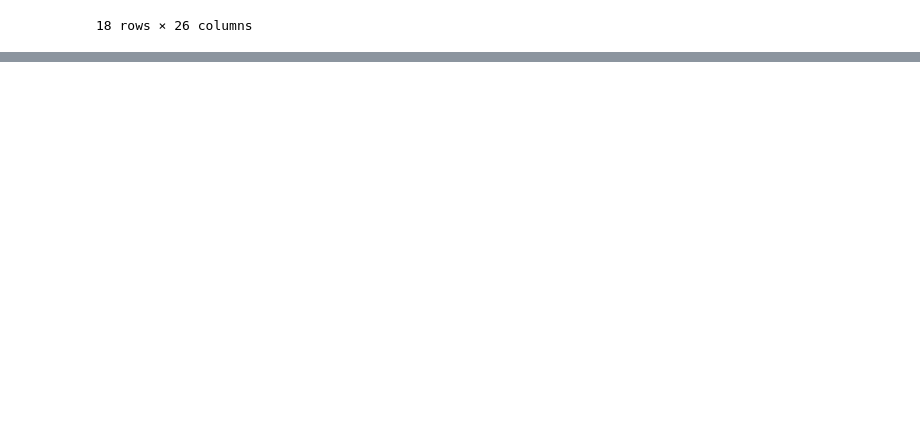
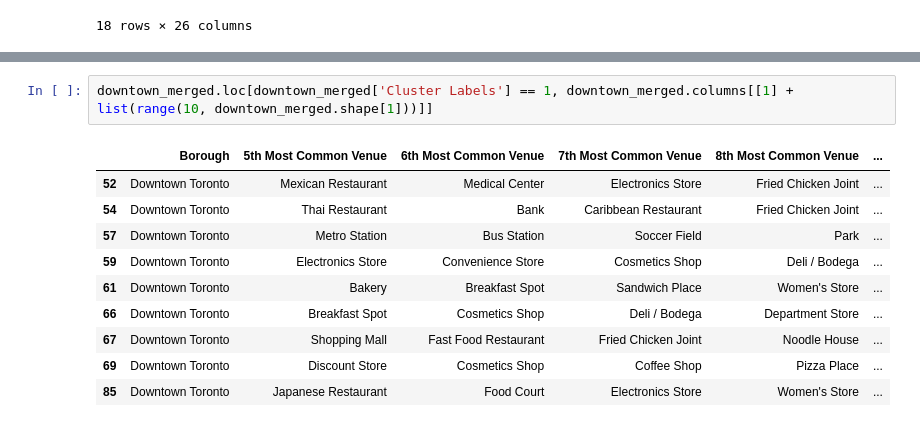
Before and after one commit to phyhuhu/Coursera_Capstone, a Jupyter notebook: Capstone_week3.ipynb, the cells around one changed output, grey strips where cells are left out. Cells and saved outputs as stored; diff of their text form; blank space fills up the shorter version.

```diff
--- a/Capstone_week3.ipynb
+++ b/Capstone_week3.ipynb
@@ -622,0 +644,13 @@ map_clusters
+# %%
+downtown_merged.loc[downtown_merged['Cluster Labels'] == 1, downtown_merged.columns[[1] + list(range(10, downtown_merged.shape[1]))]]
+# %% [output]
+|  | Borough | 5th Most Common Venue | 6th Most Common Venue | 7th Most Common Venue | 8th Most Common Venue | ... |
+| 52 | Downtown Toronto | Mexican Restaurant | Medical Center | Electronics Store | Fried Chicken Joint | ... |
+| 54 | Downtown Toronto | Thai Restaurant | Bank | Caribbean Restaurant | Fried Chicken Joint | ... |
+| 57 | Downtown Toronto | Metro Station | Bus Station | Soccer Field | Park | ... |
+| 59 | Downtown Toronto | Electronics Store | Convenience Store | Cosmetics Shop | Deli / Bodega | ... |
+| 61 | Downtown Toronto | Bakery | Breakfast Spot | Sandwich Place | Women's Store | ... |
+| 66 | Downtown Toronto | Breakfast Spot | Cosmetics Shop | Deli / Bodega | Department Store | ... |
+| 67 | Downtown Toronto | Shopping Mall | Fast Food Restaurant | Fried Chicken Joint | Noodle House | ... |
+| 69 | Downtown Toronto | Discount Store | Cosmetics Shop | Coffee Shop | Pizza Place | ... |
+| 85 | Downtown Toronto | Japanese Restaurant | Food Court | Electronics Store | Women's Store | ... |
```
Also changed, not shown: parts of 18 cells of this notebook.
